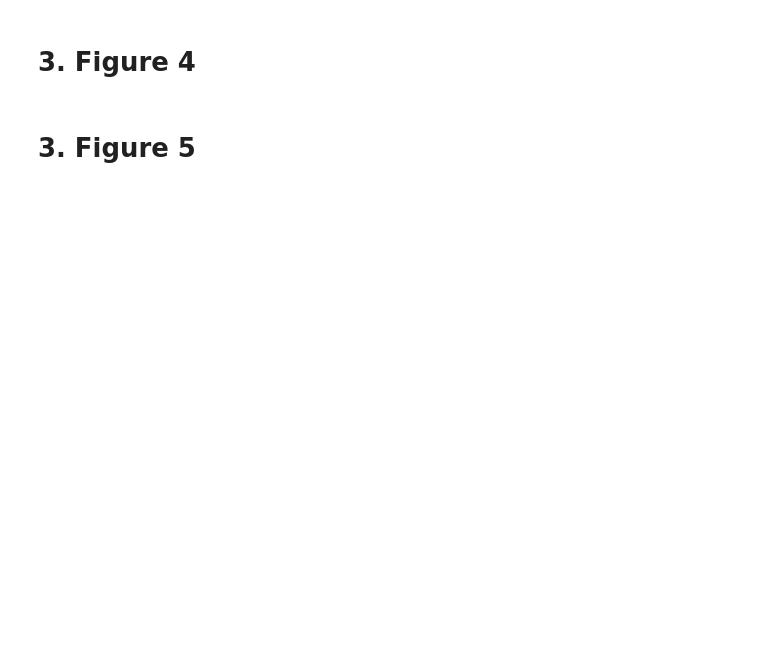
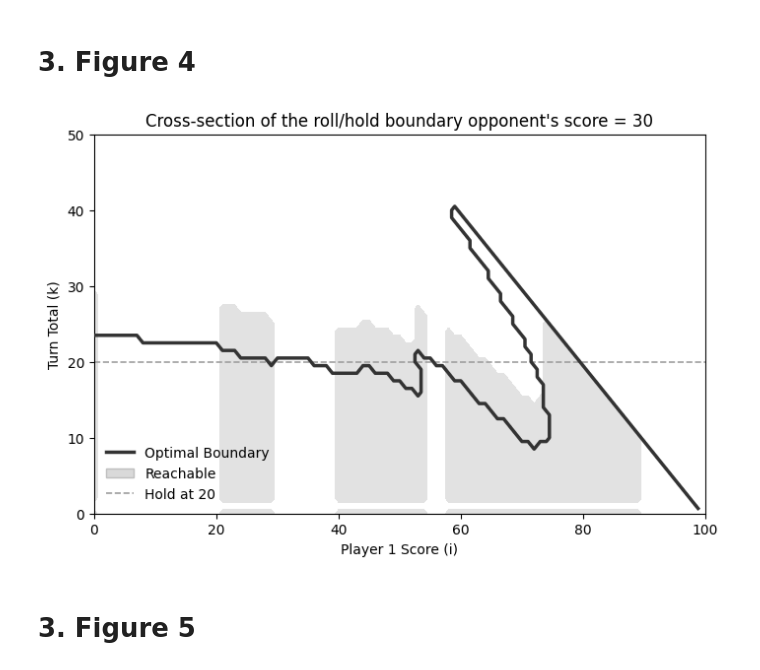
Before and after one commit to C-Rigby/Game_of_Pig_Assessment_3, a Jupyter notebook: Code/Pig_Figures.ipynb, the cells around one changed output. Drawn from its saved outputs; the diff is of its cells as text; code cells hidden in the pictures; blank space fills up the shorter version.

```diff
--- a/Code/Pig_Figures.ipynb
+++ b/Code/Pig_Figures.ipynb
@@ -59,4 +141,16 @@ print("restricted_k:", restricted_k)
 # %% [markdown]
 # 3. Figure 4
+# %%
+ah.plot_figure4_cross_section(
+    full_fig4_data,
+    hold_at_threshold=20,
+    title="Cross-section of the roll/hold boundary opponent's score = 30"
+)
+plt.ylim(0, 50)
+plt.xlim(0, 100)
+plt.savefig("Figures/Figure4.png", bbox_inches='tight', dpi=300)
+plt.show()
+# %% [output]
+[figure, added]
 # %% [markdown]
 # 3. Figure 5
```
Also changed, not shown: parts of 8 cells of this notebook, 1 other file.
